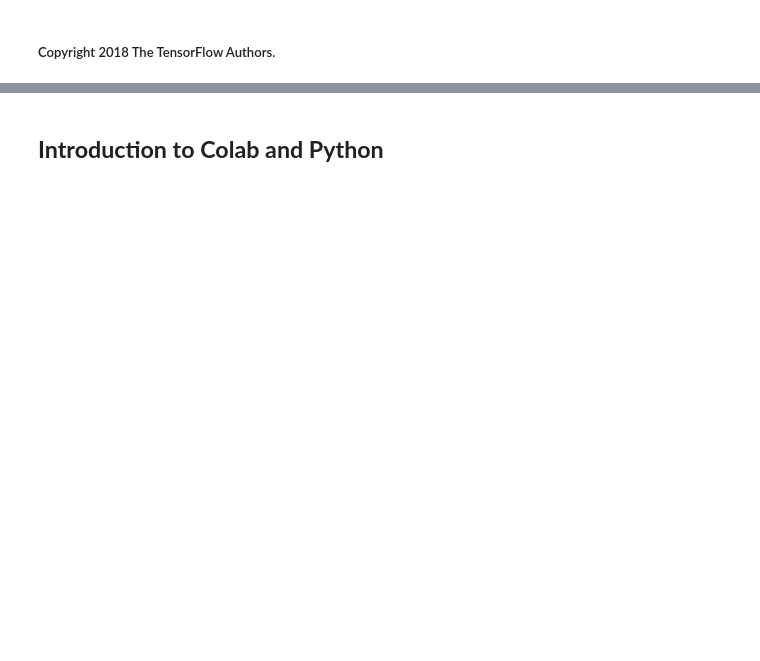
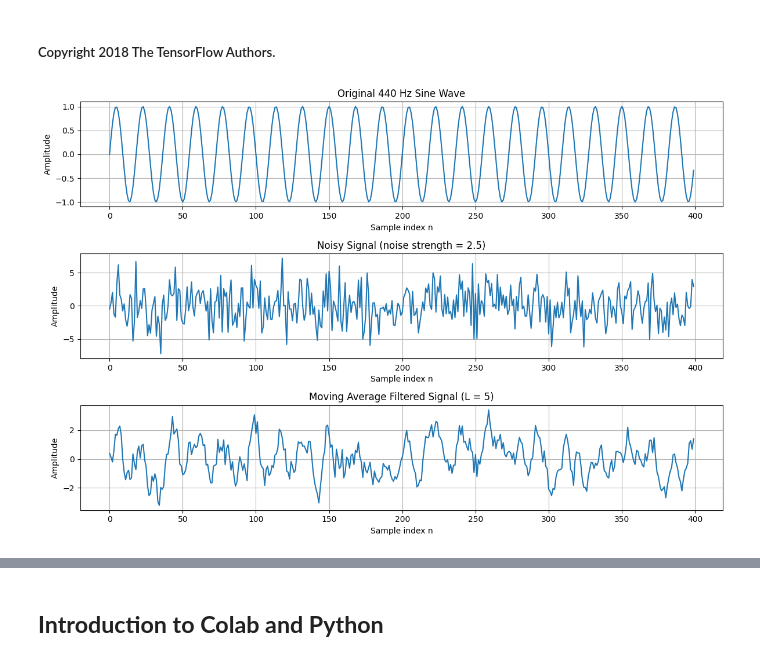
Before and after one commit to Cat6utpcableclarke/Signals, a Jupyter notebook: courses/udacity_intro_to_tensorflow_for_deep_learning/l01c01_introduction_to_colab_and_python.ipynb, the cells around one changed output, grey strips where cells are left out. Drawn from its saved outputs; the diff is of its cells as text; code cells hidden in the pictures; blank space fills up the shorter version.

```diff
--- a/courses/udacity_intro_to_tensorflow_for_deep_learning/l01c01_introduction_to_colab_and_python.ipynb
+++ b/courses/udacity_intro_to_tensorflow_for_deep_learning/l01c01_introduction_to_colab_and_python.ipynb
@@ -1,5 +1,59 @@
 # %% [markdown]
 ##### Copyright 2018 The TensorFlow Authors.
+# %%
+import numpy as np
+import matplotlib.pyplot as plt
+
+# Parameters
+fs = 8000          # Sampling frequency
+dur = 0.5          # Duration in seconds
+f = 440.0          # Frequency of sine wave (Hz)
+L = 5              # Moving average window length
+noise_strength = 2.5  # adjust to increase noise
+
+# Number of samples and sample indices
+N = int(fs * dur)
+n = np.arange(N)
+
+# 1. Sine wave (your style)
+x = np.sin(2 * np.pi * f * n / fs)
+
+# 2. Add random noise
+noise = noise_strength * np.random.randn(N)
+x_noisy = x + noise
+
+# 3. Moving average filter
+kernel = np.ones(L) / L
+y = np.convolve(x_noisy, kernel, mode='same')  # averaged signal
+
+# 4. Plot
+plt.figure(figsize=(12, 8))
+
+plt.subplot(3,1,1)
+plt.plot(n[:400], x[:400])  # first 400 samples
+plt.title('Original 440 Hz Sine Wave')
+plt.xlabel('Sample index n')
+plt.ylabel('Amplitude')
+plt.grid(True)
+
+plt.subplot(3,1,2)
+plt.plot(n[:400], x_noisy[:400])
+plt.title(f'Noisy Signal (noise strength = {noise_strength})')
+plt.xlabel('Sample index n')
+plt.ylabel('Amplitude')
+plt.grid(True)
+
+plt.subplot(3,1,3)
+plt.plot(n[:400], y[:400])
+plt.title(f'Moving Average Filtered Signal (L = {L})')
+plt.xlabel('Sample index n')
+plt.ylabel('Amplitude')
+plt.grid(True)
+
+plt.tight_layout()
+plt.show()
+# %% [output]
+[figure, added]
 # %%
 import numpy as np
 import matplotlib.pyplot as plt
```
Also changed, not shown: parts of 1 cell of this notebook.
